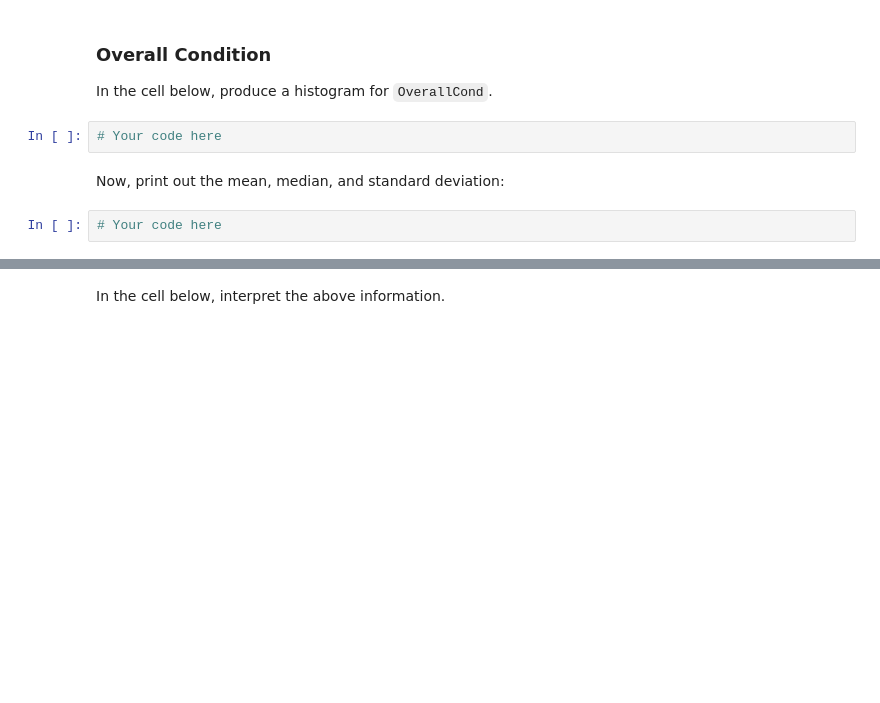
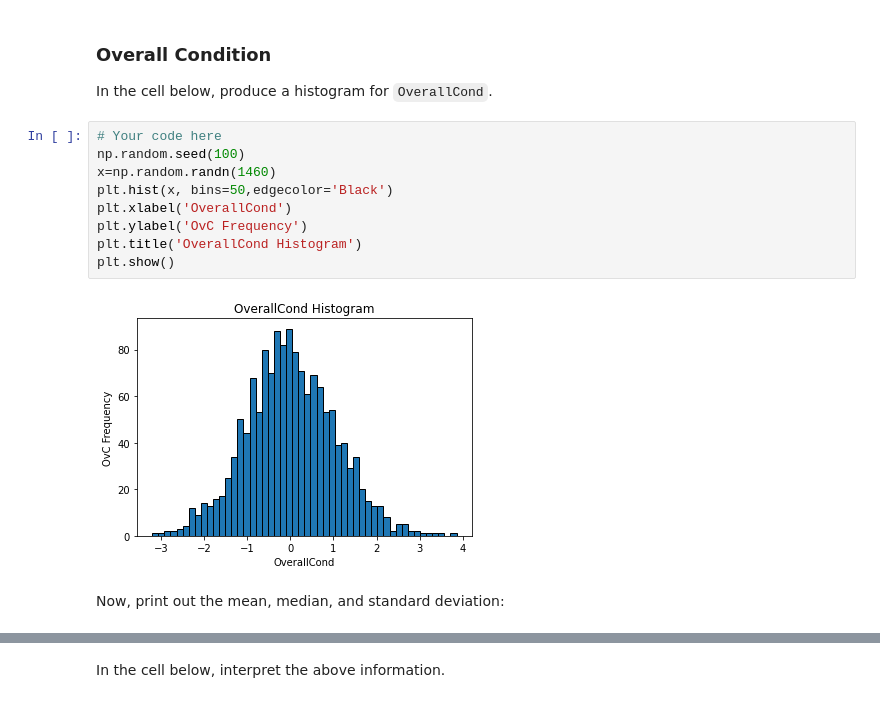
Before and after one commit to kahihu/dsc-pandas-eda-lab, a Jupyter notebook: index.ipynb, the cells around one changed output, grey strips where cells are left out. Drawn from its saved outputs; the diff is of its cells as text; blank space fills up the shorter version.

```diff
--- a/index.ipynb
+++ b/index.ipynb
@@ -214,9 +285,16 @@ None
 ### Overall Condition
 
 In the cell below, produce a histogram for `OverallCond`.
-# %%
-# Your code here
+# %%
+# Your code here
+np.random.seed(100)
+x=np.random.randn(1460)
+plt.hist(x, bins=50,edgecolor='Black')
+plt.xlabel('OverallCond')
+plt.ylabel('OvC Frequency')
+plt.title('OverallCond Histogram')
+plt.show()
+# %% [output]
+[figure, added]
 # %% [markdown]
 Now, print out the mean, median, and standard deviation:
-# %%
-# Your code here
```
Also changed, not shown: parts of 30 cells of this notebook.
